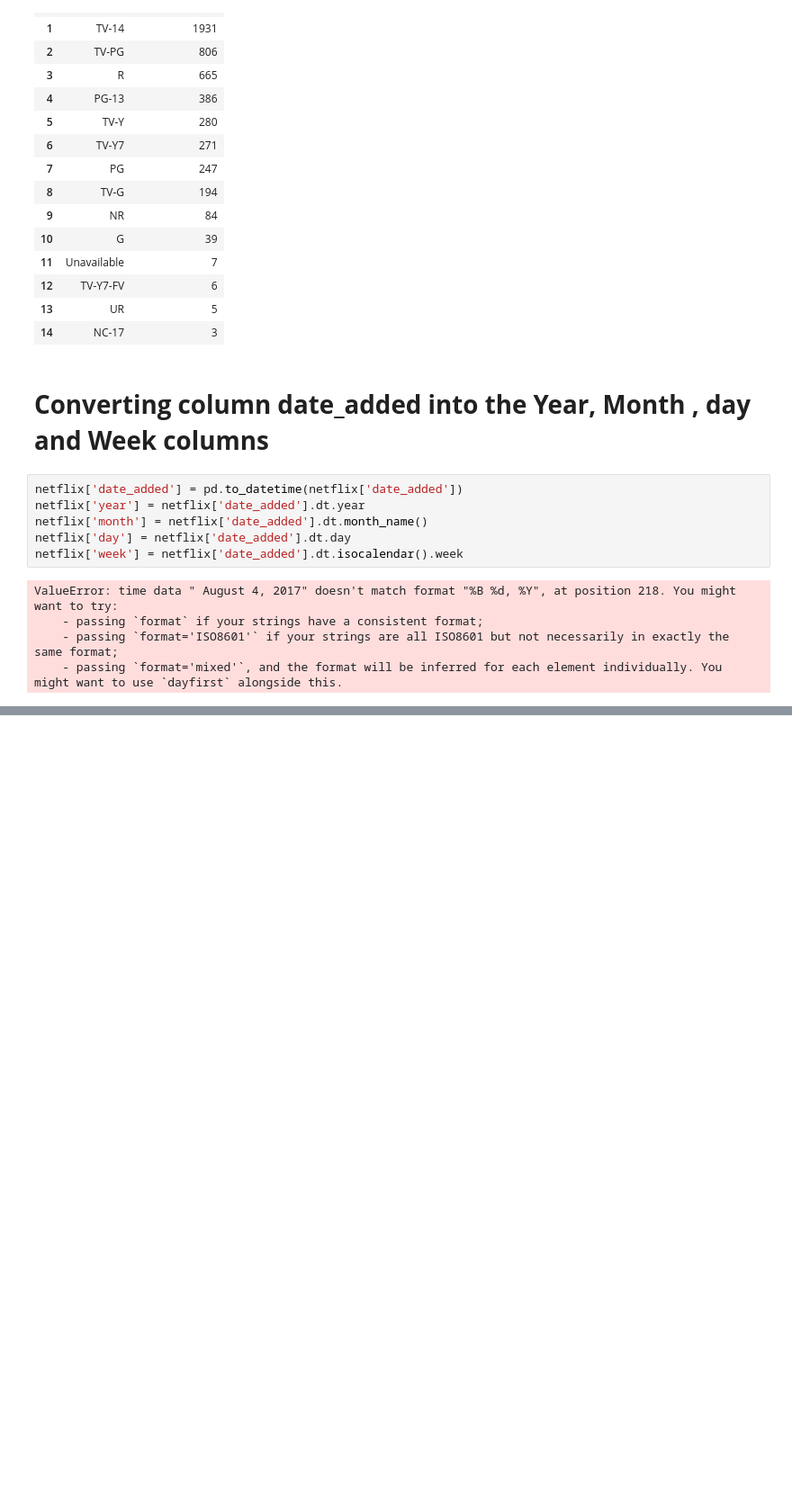
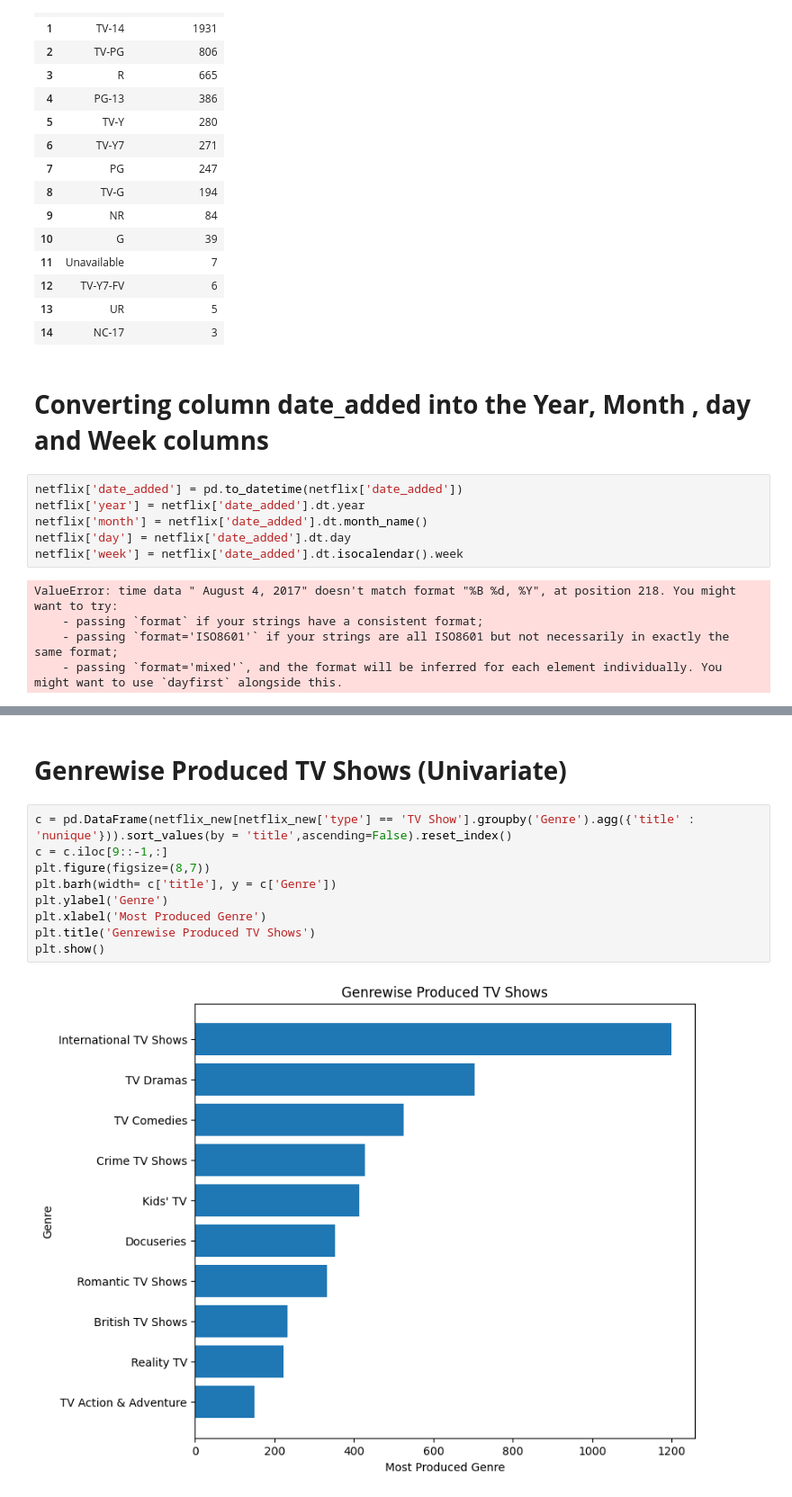
Before and after one commit to ER-lab/Colab, a Jupyter notebook: M_6_NETFLIX_MOVIES_AND_TV_SHOWS_CLUSTERING.ipynb, the cells around one changed output, grey strips where cells are left out. Shown: that part at 90% size. Drawn from its saved outputs; the diff is of its cells as text; blank space fills up the shorter version.

```diff
--- a/M_6_NETFLIX_MOVIES_AND_TV_SHOWS_CLUSTERING.ipynb
+++ b/M_6_NETFLIX_MOVIES_AND_TV_SHOWS_CLUSTERING.ipynb
@@ -154,0 +286,13 @@ ValueError: time data " August 4, 2017" doesn't match format "%B %d, %Y", at pos
+# %% [markdown]
+# **Genrewise Produced TV Shows (Univariate)**
+# %%
+c = pd.DataFrame(netflix_new[netflix_new['type'] == 'TV Show'].groupby('Genre').agg({'title' : 'nunique'})).sort_values(by = 'title',ascending=False).reset_index()
+c = c.iloc[9::-1,:]
+plt.figure(figsize=(8,7))
+plt.barh(width= c['title'], y = c['Genre'])
+plt.ylabel('Genre')
+plt.xlabel('Most Produced Genre')
+plt.title('Genrewise Produced TV Shows')
+plt.show()
+# %% [output]
+[figure, added]
```
Also changed, not shown: parts of 39 cells of this notebook.
